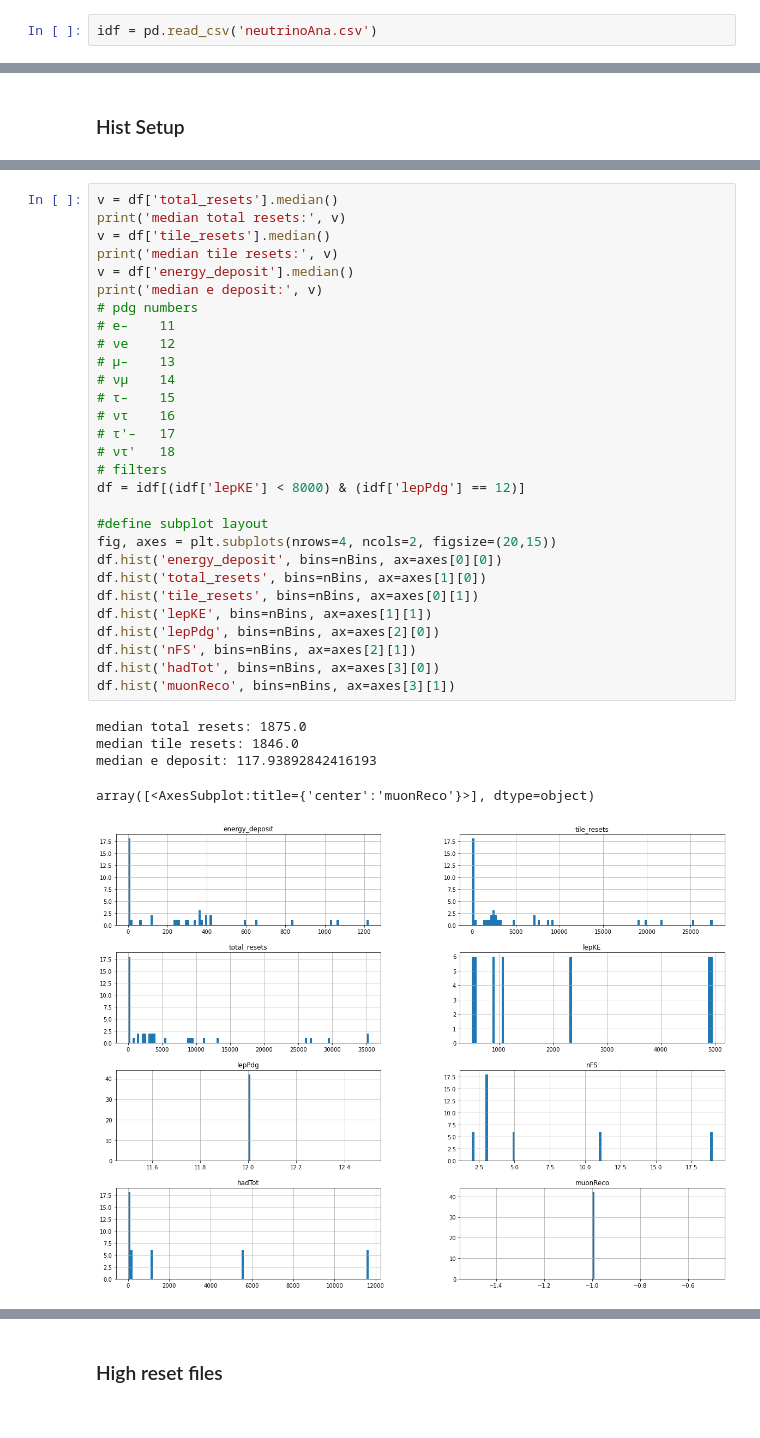
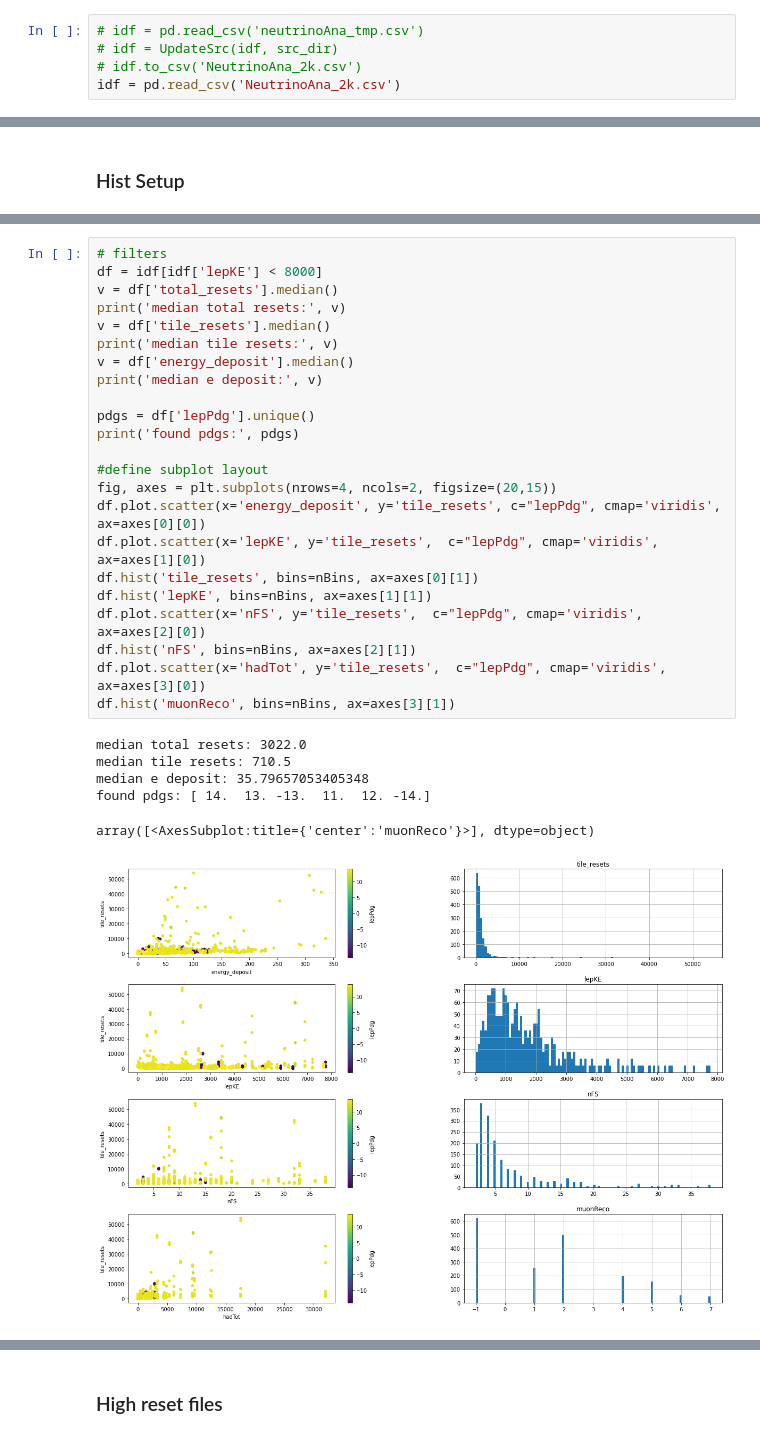
Before and after one commit to kkeefe/qpix-digital, a Jupyter notebook: simulation-rtd/hits/neutrinosAna.ipynb, the cells around one changed output, grey strips where cells are left out. Drawn from its saved outputs; the diff is of its cells as text.

```diff
--- a/simulation-rtd/hits/neutrinosAna.ipynb
+++ b/simulation-rtd/hits/neutrinosAna.ipynb
@@ -26,4 +26,7 @@ nBins = int(np.sqrt(len(rtd_files)))
 The autoreload extension is already loaded. To reload it, use:
   %reload_ext autoreload
 # %%
-idf = pd.read_csv('neutrinoAna.csv')
+# idf = pd.read_csv('neutrinoAna_tmp.csv')
+# idf = UpdateSrc(idf, src_dir)
+# idf.to_csv('NeutrinoAna_2k.csv')
+idf = pd.read_csv('NeutrinoAna_2k.csv')
@@ -32,35 +82,30 @@ idf = pd.read_csv('neutrinoAna.csv')
 # %%
+# filters
+df = idf[idf['lepKE'] < 8000]
 v = df['total_resets'].median()
 print('median total resets:', v)
 v = df['tile_resets'].median()
 print('median tile resets:', v)
 v = df['energy_deposit'].median()
 print('median e deposit:', v)
-# pdg numbers
-# e–	11
-# νe	12
-# μ–	13
-# νμ	14
-# τ–	15
-# ντ	16
-# τ'–	17
-# ντ'	18
-# filters
-df = idf[(idf['lepKE'] < 8000) & (idf['lepPdg'] == 12)]
+
+pdgs = df['lepPdg'].unique()
+print('found pdgs:', pdgs)
 
 #define subplot layout
 fig, axes = plt.subplots(nrows=4, ncols=2, figsize=(20,15))
-df.hist('energy_deposit', bins=nBins, ax=axes[0][0])
-df.hist('total_resets', bins=nBins, ax=axes[1][0])
+df.plot.scatter(x='energy_deposit', y='tile_resets', c="lepPdg", cmap='viridis', ax=axes[0][0])
+df.plot.scatter(x='lepKE', y='tile_resets',  c="lepPdg", cmap='viridis', ax=axes[1][0])
 df.hist('tile_resets', bins=nBins, ax=axes[0][1])
 df.hist('lepKE', bins=nBins, ax=axes[1][1])
-df.hist('lepPdg', bins=nBins, ax=axes[2][0])
+df.plot.scatter(x='nFS', y='tile_resets',  c="lepPdg", cmap='viridis', ax=axes[2][0])
 df.hist('nFS', bins=nBins, ax=axes[2][1])
-df.hist('hadTot', bins=nBins, ax=axes[3][0])
+df.plot.scatter(x='hadTot', y='tile_resets',  c="lepPdg", cmap='viridis', ax=axes[3][0])
 df.hist('muonReco', bins=nBins, ax=axes[3][1])
 # %% [output]
-median total resets: 1875.0
-median tile resets: 1846.0
-median e deposit: 117.93892842416193
+median total resets: 3022.0
+median tile resets: 710.5
+median e deposit: 35.79657053405348
+found pdgs: [ 14.  13. -13.  11.  12. -14.]
 array([<AxesSubplot:title={'center':'muonReco'}>], dtype=object)
-[figure, old version]
+[figure, new version]
```
Also changed, not shown: parts of 10 cells of this notebook, 7 other files.
